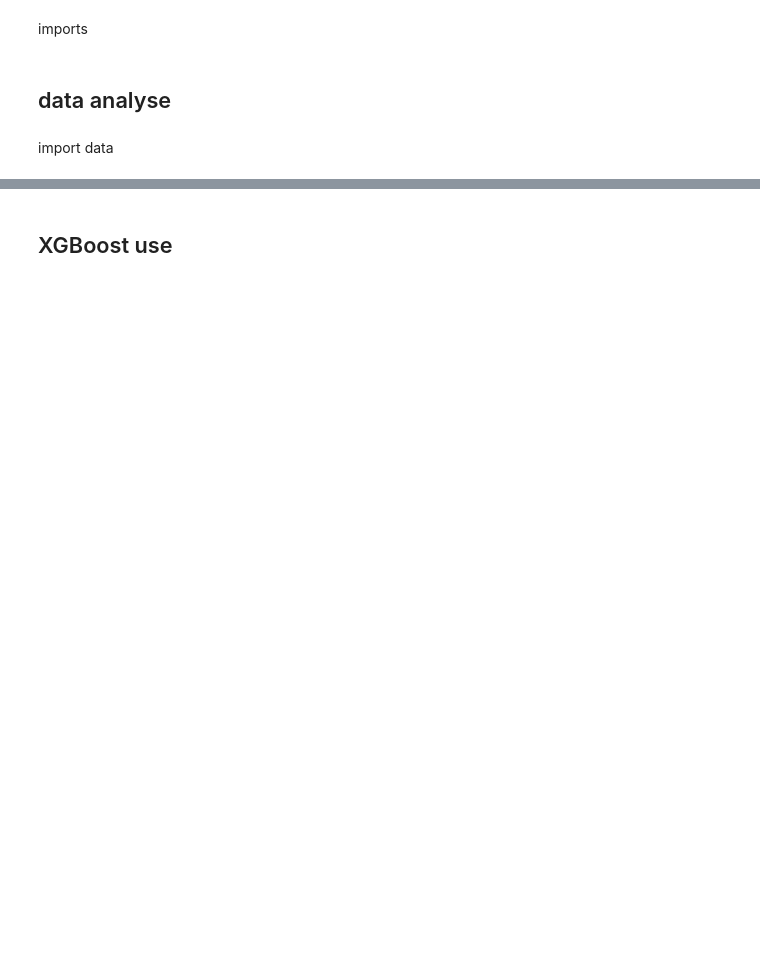
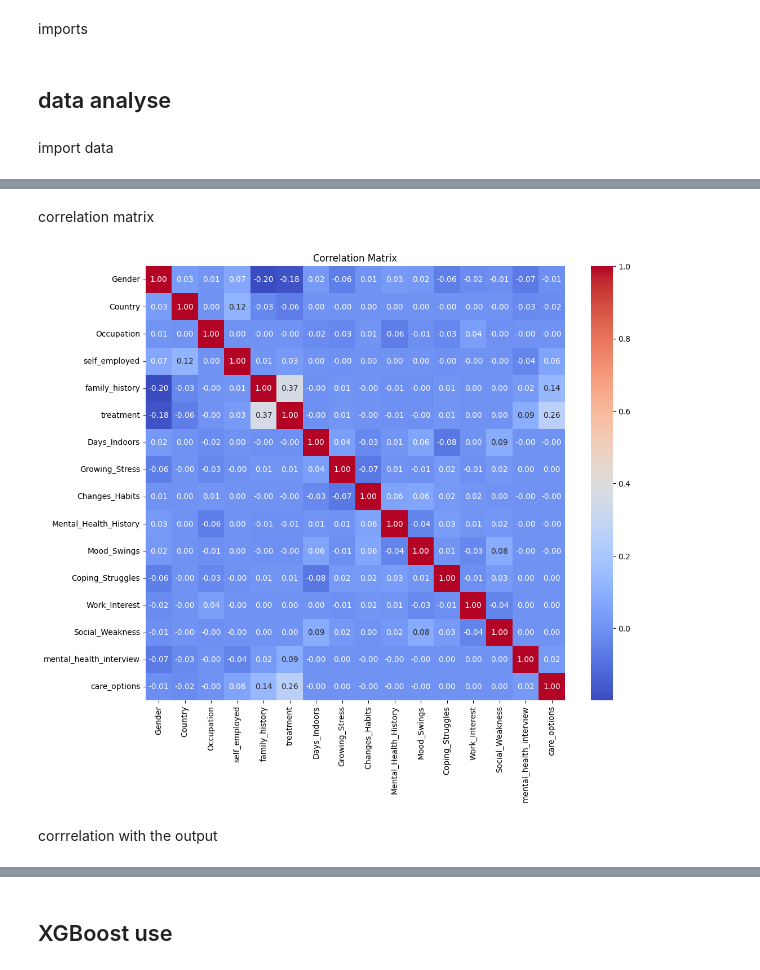
Before and after one commit to SytHamMer/Advanced_Methods_In_Data_Analysis_XGBoost, a Jupyter notebook: mental_health.ipynb, the cells around one changed output, grey strips where cells are left out. Cells and saved outputs as stored; diff of their text form; code cells hidden in the pictures; blank space fills up the shorter version.

```diff
--- a/mental_health.ipynb
+++ b/mental_health.ipynb
@@ -20,0 +95,24 @@ df.head()
+# %%
+label_encoder = LabelEncoder()
+df["Country"] = label_encoder.fit_transform(df["Country"])
+mappings = {
+    "Gender": {"Male": 0,"Female":1},
+    "Occupation": {"Housewife": 0, "Student": 1, "Corporate": 2, "Others": 3, "Business": 4},
+    "self_employed": {"Yes": 0, "No": 1, "Unknown": 2},
+    "family_history": {"Yes": 0, "No": 1},
+    "treatment": {"Yes": 0, "No": 1},
+    "Days_Indoors": {"1-14 days":0,"15-30 days":1,"31-60 days":2,"More than 2 months":3,"Go out Every day":4},
+    "Growing_Stress": {"Yes": 0, "No": 1,"Maybe":2},
+    "Changes_Habits": {"Yes": 0, "No": 1,"Maybe":2},
+    "Mental_Health_History": {"Yes": 0, "No": 1,"Maybe":2},
+    "Mood_Swings": {"Low":0,"Medium":1,"High":2},
+    "Copingt_Struggles": {"Yes": 0, "No": 1},
+    "Work_Interest": {"Yes": 0, "No": 1,"Maybe":2},
+    "Social_Weakness": {"Yes": 0, "No": 1,"Maybe":2},
+    "mental_health_interview": {"Yes": 0, "No": 1,"Maybe":2},
+    "Coping_Struggles": {"Yes": 0, "No": 1,"Maybe":2},
+    "care_options": {"Yes": 0, "No": 1,"Not sure":2},
+}
+df.replace(mappings, inplace=True)
+
+df
@@ -20,0 +133,12 @@ df.head()
+# %% [markdown]
+correlation matrix
+# %%
+corr_matrix = df.corr()
+plt.figure(figsize=(12, 10))
+sns.heatmap(corr_matrix, annot=True, fmt='.2f', cmap='coolwarm', xticklabels=corr_matrix.columns, yticklabels=corr_matrix.columns)
+plt.title('Correlation Matrix')
+plt.show()
+# %% [output]
+[figure, added]
+# %% [markdown]
+corrrelation with the output
```
Also changed, not shown: parts of 12 cells of this notebook, 5 other files.
